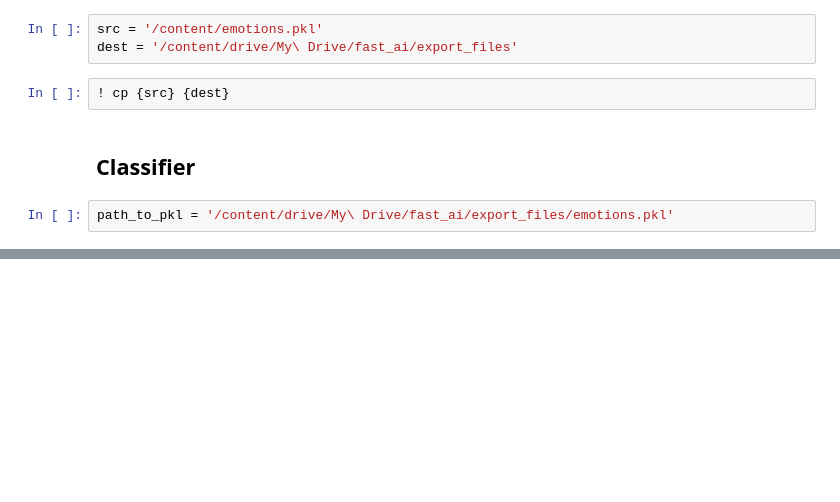
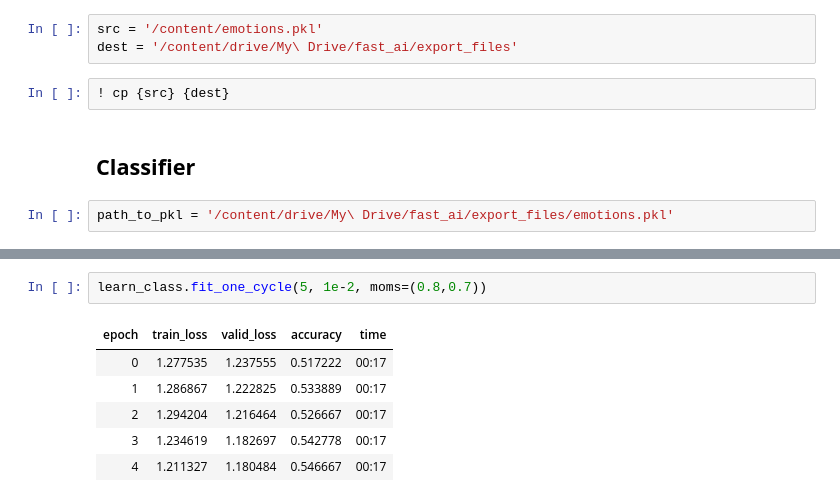
Before and after one commit to Achilles107/emotion-recognition, a Jupyter notebook: emotion_detection.ipynb, the cells around one changed output, grey strips where cells are left out. Drawn from its saved outputs; the diff is of its cells as text; blank space fills up the shorter version.

```diff
--- a/emotion_detection.ipynb
+++ b/emotion_detection.ipynb
@@ -195,0 +252,9 @@ path_to_pkl = '/content/drive/My\ Drive/fast_ai/export_files/emotions.pkl'
+# %%
+learn_class.fit_one_cycle(5, 1e-2, moms=(0.8,0.7))
+# %% [output]
+| epoch | train_loss | valid_loss | accuracy | time |
+| 0 | 1.277535 | 1.237555 | 0.517222 | 00:17 |
+| 1 | 1.286867 | 1.222825 | 0.533889 | 00:17 |
+| 2 | 1.294204 | 1.216464 | 0.526667 | 00:17 |
+| 3 | 1.234619 | 1.182697 | 0.542778 | 00:17 |
+| 4 | 1.211327 | 1.180484 | 0.546667 | 00:17 |
```
Also changed, not shown: parts of 18 cells of this notebook.
